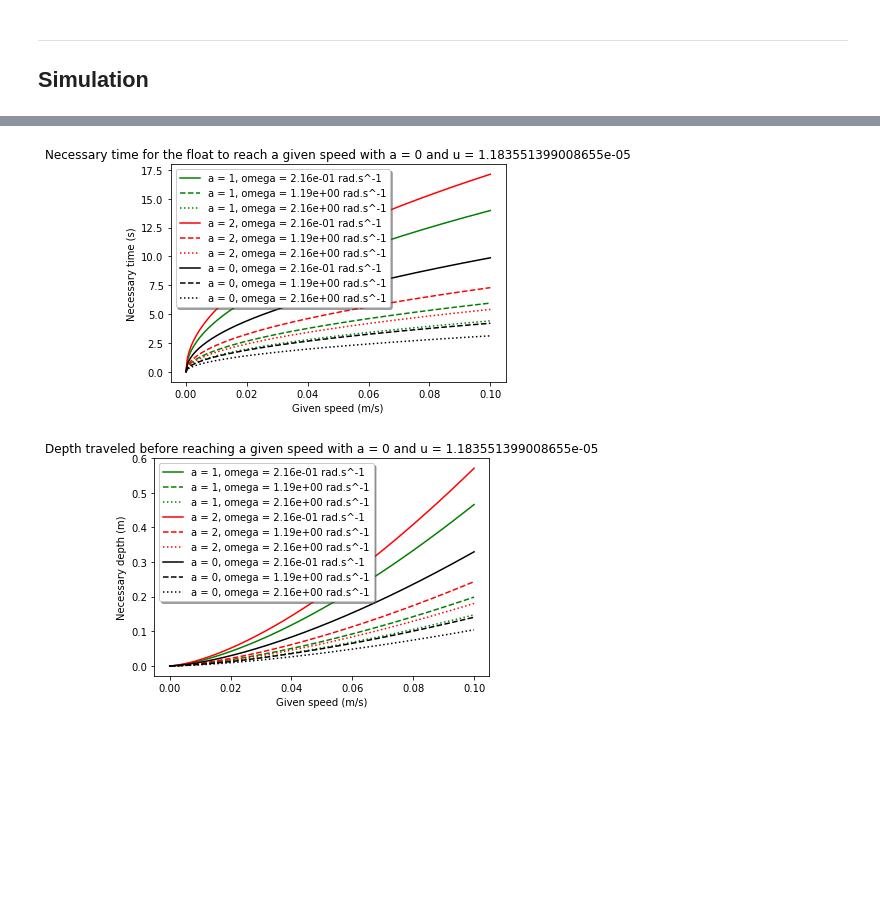
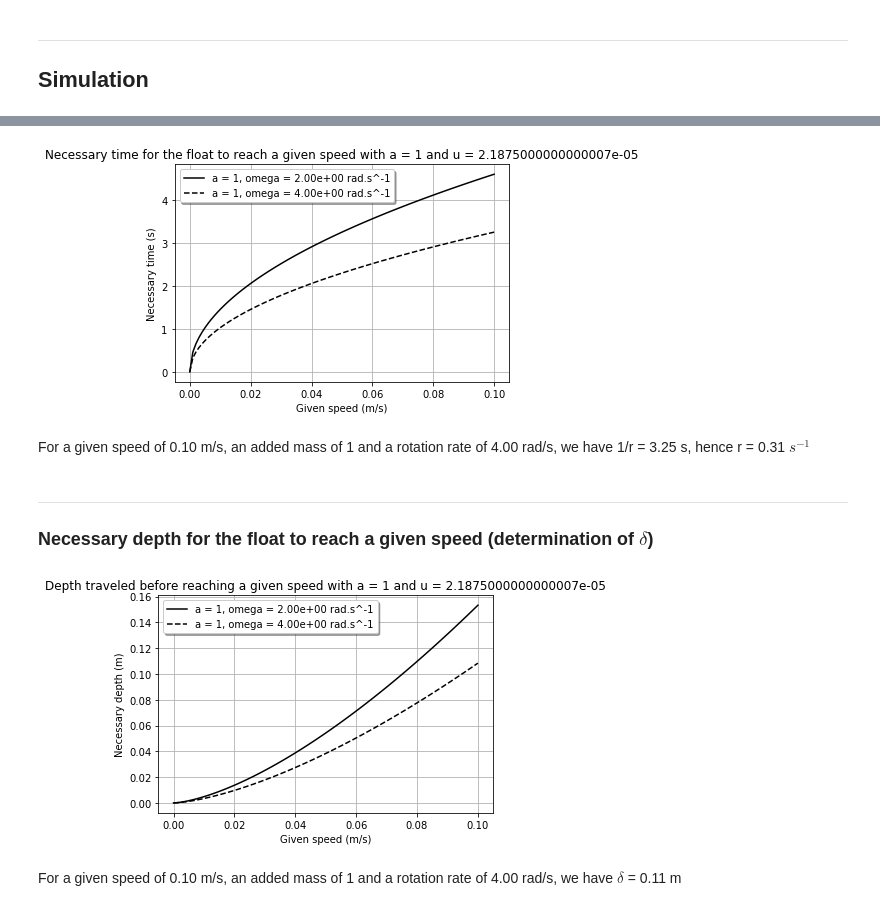
Before and after one commit to houdeval/cognac_regulation, a Jupyter notebook: feedback_parameters.ipynb, the cells around one changed output, grey strips where cells are left out. Drawn from its saved outputs; the diff is of its cells as text; code cells hidden in the pictures; blank space fills up the shorter version.

```diff
--- a/feedback_parameters.ipynb
+++ b/feedback_parameters.ipynb
@@ -293,78 +427,57 @@ legend = ax.legend(loc='best', shadow=True, fontsize='medium')
 # %%
 ''' Necessary time for the float to reach a given speed '''
-v = np.linspace(0, 0.1,200)
 
-Omega = [12.4*2.*np.pi/360.,
-         (12.4*2.*np.pi/360. + 124.*2.*np.pi/360.)/2,
-         124.*2.*np.pi/360., 12.4*2.*np.pi/360.,
-         (12.4*2.*np.pi/360. + 124.*2.*np.pi/360.)/2,
-         124.*2.*np.pi/360., 12.4*2.*np.pi/360.,
-         (12.4*2.*np.pi/360. + 124.*2.*np.pi/360.)/2,
-         124.*2.*np.pi/360.]
-A = [1, 1, 1, 2, 2, 2, 0, 0, 0]
+v = np.linspace(0, 0.1,100)
 
 fig, ax = plt.subplots()
-for o,a in zip(Omega,A):
+for o,a,s in zip(Omega,A,S):
     params['omega'] = o
     params['u'] = omega2dvdt(params['omega'], params['lead'], params['r_piston'])
     params['a'] = a
-    if a == 1:
+    if a == 0:
         color = 'green'
     elif a == 2:
         color = 'red'
-    else: # a == 0
+    else: # a == 1
         color = 'black'
 
-    if 12.4*2.*np.pi/360. - 0.01 <= o <= 12.4*2.*np.pi/360. + 0.01:
-        k = 'k'
-    elif (12.4*2.*np.pi/360. + 124.*2.*np.pi/360.)/2 - 0.01 <= o <= (12.4*2.*np.pi/360. + 124.*2.*np.pi/360.)/2 + 0.01:
-        k = 'k--'
-    else: # 124.*2.*np.pi/360. - 0.01 <= o <= 124.*2.*np.pi/360. + 0.01
-        k = 'k:'
-    ax.plot(v, tv(v, params),k, c = color,
+    ax.plot(v, tv(v, params),s, c = color,
             label='a = {}, omega = {:.2e} rad.s^-1'.format(params['a'], o))
-    plt.xlabel('Given speed (m/s)')
-    plt.ylabel('Necessary time (s)')
-    plt.title('Necessary time for the float to reach a given speed with a = {} and u = {}'.format(params['a'], params['u']))
-    legend = ax.legend(loc='best', shadow=True, fontsize='medium')
+ax.set_xlabel('Given speed (m/s)')
+ax.set_ylabel('Necessary time (s)')
+ax.set_title('Necessary time for the float to reach a given speed with a = {} and u = {}'.format(params['a'], params['u']))
+ax.grid()
+legend = ax.legend(loc='best', shadow=True, fontsize='medium')
 # %% [output]
-[figure, old version]
+[figure, new version]
+# %% [markdown]
+For a given speed of 0.10 m/s, an added mass of 1 and a rotation rate of 4.00 rad/s, we have 1/r = 3.25 s, hence r = 0.31 $s^{-1}$
+# %% [markdown]
+---
+### Necessary depth for the float to reach a given speed (determination of $\delta$)
 # %%
 ''' Necessary depth for the float to reach a given speed '''
-v = np.linspace(0, 0.1,200)
-
-Omega = [12.4*2.*np.pi/360.,
-         (12.4*2.*np.pi/360. + 124.*2.*np.pi/360.)/2,
-         124.*2.*np.pi/360., 12.4*2.*np.pi/360.,
-         (12.4*2.*np.pi/360. + 124.*2.*np.pi/360.)/2,
-         124.*2.*np.pi/360., 12.4*2.*np.pi/360.,
-         (12.4*2.*np.pi/360. + 124.*2.*np.pi/360.)/2,
-         124.*2.*np.pi/360.]
-A = [1, 1, 1, 2, 2, 2, 0, 0, 0]
 
 fig, ax = plt.subplots()
-for o,a in zip(Omega,A):
+for o,a,s in zip(Omega,A,S):
     params['omega'] = o
     params['u'] = omega2dvdt(params['omega'], params['lead'], params['r_piston'])
     params['a'] = a
-    if a == 1:
+    if a == 0:
         color = 'green'
     elif a == 2:
         color = 'red'
-    else: # a == 0
+    else: # a == 1
         color = 'black'
 
-    if 12.4*2.*np.pi/360. - 0.01 <= o <= 12.4*2.*np.pi/360. + 0.01:
-        k = 'k'
-    elif (12.4*2.*np.pi/360. + 124.*2.*np.pi/360.)/2 - 0.01 <= o <= (12.4*2.*np.pi/360. + 124.*2.*np.pi/360.)/2 + 0.01:
-        k = 'k--'
-    else: # 124.*2.*np.pi/360. - 0.01 <= o <= 124.*2.*np.pi/360. + 0.01
-        k = 'k:'
-    ax.plot(v, zv(v, params),k, c = color,
+    ax.plot(v, zv(v, params),s, c = color,
             label='a = {}, omega = {:.2e} rad.s^-1'.format(params['a'], o))
-    plt.xlabel('Given speed (m/s)')
-    plt.ylabel('Necessary depth (m)')
-    plt.title('Depth traveled before reaching a given speed with a = {} and u = {}'.format(params['a'], params['u']))
-    legend = ax.legend(loc='best', shadow=True, fontsize='medium')
+ax.set_xlabel('Given speed (m/s)')
+ax.set_ylabel('Necessary depth (m)')
+ax.set_title('Depth traveled before reaching a given speed with a = {} and u = {}'.format(params['a'], params['u']))
+ax.grid()
+legend = ax.legend(loc='best', shadow=True, fontsize='medium')
 # %% [output]
-[figure, old version]
+[figure, new version]
+# %% [markdown]
+For a given speed of 0.10 m/s, an added mass of 1 and a rotation rate of 4.00 rad/s, we have $\delta$ = 0.11 m
```
Also changed, not shown: parts of 12 cells of this notebook.
